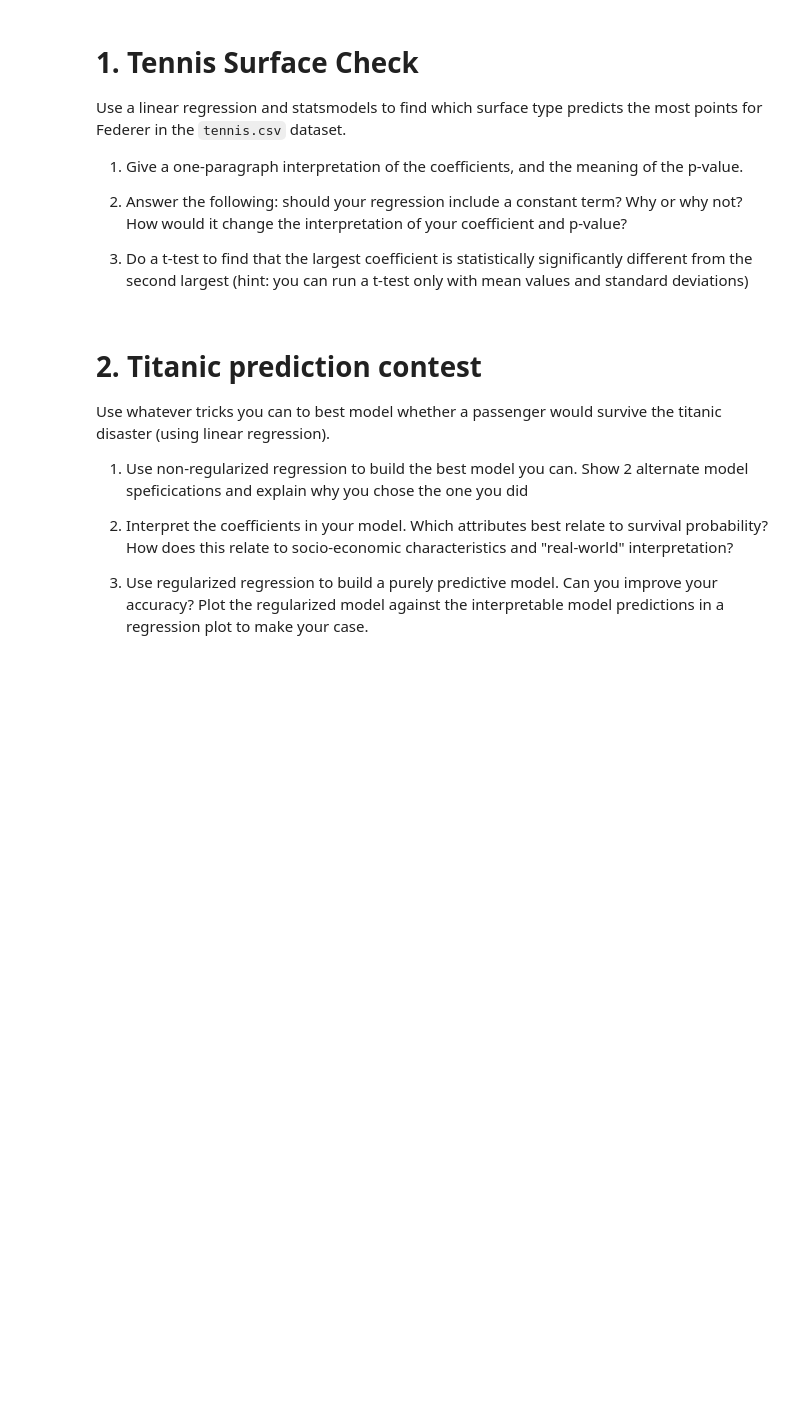
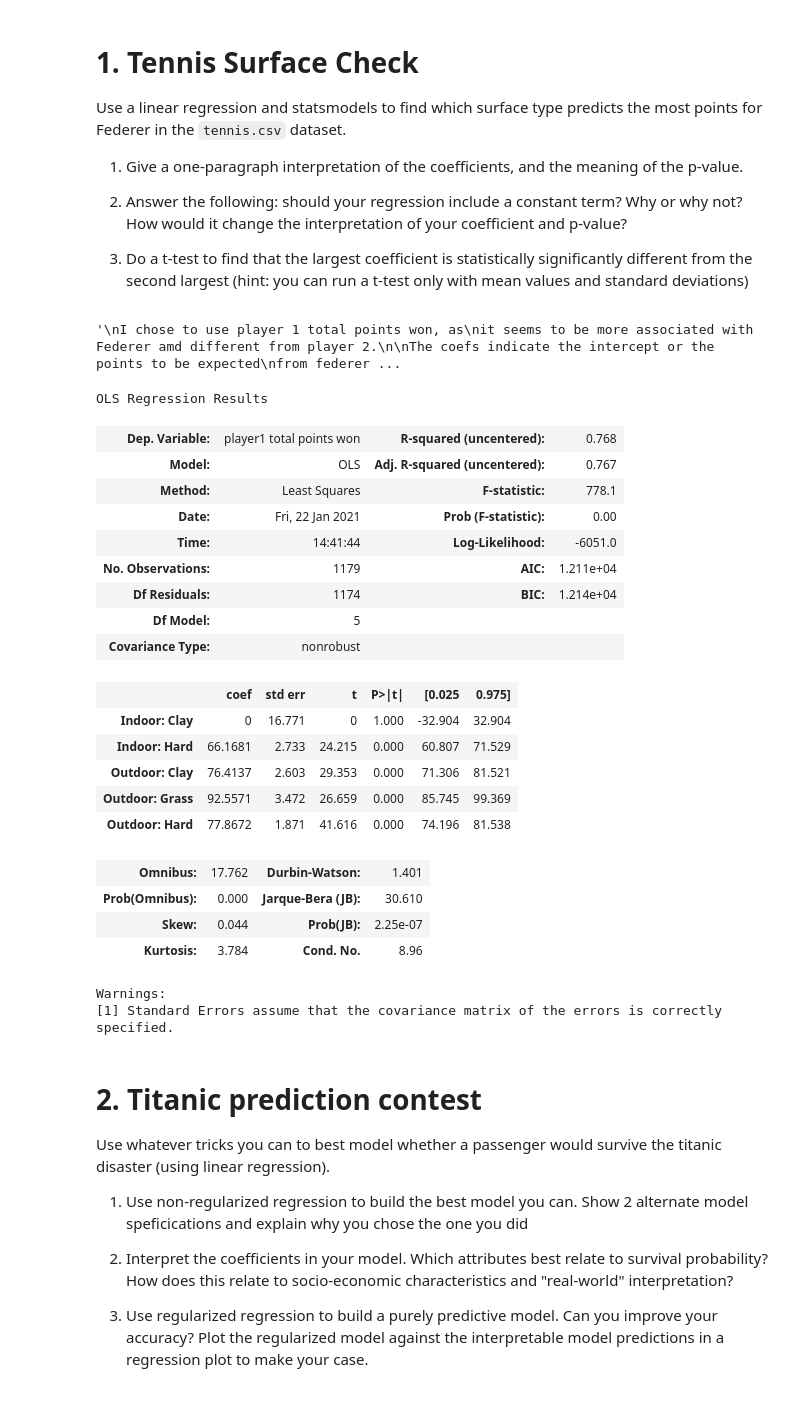
Before and after one commit to cb-ds-1/m3-3-engineering-regression, a Jupyter notebook: workshop.ipynb, the cells around one changed output. Saved outputs shown, nothing was run; the diff lists cells and outputs as text; code cells hidden in the pictures; blank space fills up the shorter version.

```diff
--- a/workshop.ipynb
+++ b/workshop.ipynb
@@ -11,3 +19,56 @@ Use a linear regression and statsmodels to find which surface type predicts the
+# %%
+"""
+I chose to use player 1 total points won, as
+it seems to be more associated with Federer amd different from player 2.
+
+The coefs indicate the intercept or the points to be expected
+from federer when playing.
+
+it seems federer does best on Grass.
+the P_values indicate theres isnt much significance
+but its not taking other factors into account.
+
+Adding a constant term seems to bring the r2 value from the
+current .768 to .028
+the coefs also dont look the same, indoor hard becomes negative
+and the p_values shift up some.
+
+"""
+# %% [output]
+'\nI chose to use player 1 total points won, as\nit seems to be more associated with Federer amd different from player 2.\n\nThe coefs indicate the intercept or the points to be expected\nfrom federer ...
+# %%
+df = pd.read_csv('/Users/kalebmckenzie/Documents/GitHub/m3-3-engineering-regression/data/tennis.csv')
+
+fed_points = df['player1 total points won'].fillna(0)
+surface = df['surface']
+# %%
+sm.OLS(
+    fed_points,
+        pd.get_dummies(surface, drop_first=True)
+).fit().summary()
+# %% [output]
+OLS Regression Results
+| Dep. Variable: | player1 total points won | R-squared (uncentered): | 0.768 |
+| Model: | OLS | Adj. R-squared (uncentered): | 0.767 |
+| Method: | Least Squares | F-statistic: | 778.1 |
+| Date: | Fri, 22 Jan 2021 | Prob (F-statistic): | 0.00 |
+| Time: | 14:41:44 | Log-Likelihood: | -6051.0 |
+| No. Observations: | 1179 | AIC: | 1.211e+04 |
+| Df Residuals: | 1174 | BIC: | 1.214e+04 |
+| Df Model: | 5 |  |  |
+| Covariance Type: | nonrobust |  |  |
+|  | coef | std err | t | P>|t| | [0.025 | 0.975] |
+| Indoor: Clay | 0 | 16.771 | 0 | 1.000 | -32.904 | 32.904 |
+| Indoor: Hard | 66.1681 | 2.733 | 24.215 | 0.000 | 60.807 | 71.529 |
+| Outdoor: Clay | 76.4137 | 2.603 | 29.353 | 0.000 | 71.306 | 81.521 |
+| Outdoor: Grass | 92.5571 | 3.472 | 26.659 | 0.000 | 85.745 | 99.369 |
+| Outdoor: Hard | 77.8672 | 1.871 | 41.616 | 0.000 | 74.196 | 81.538 |
+| Omnibus: | 17.762 | Durbin-Watson: | 1.401 |
+| Prob(Omnibus): | 0.000 | Jarque-Bera (JB): | 30.610 |
+| Skew: | 0.044 | Prob(JB): | 2.25e-07 |
+| Kurtosis: | 3.784 | Cond. No. | 8.96 |
+Warnings:
+[1] Standard Errors assume that the covariance matrix of the errors is correctly specified.
 # %% [markdown]
 # 2. Titanic prediction contest
 
```
Also changed, not shown: parts of 7 cells of this notebook.
